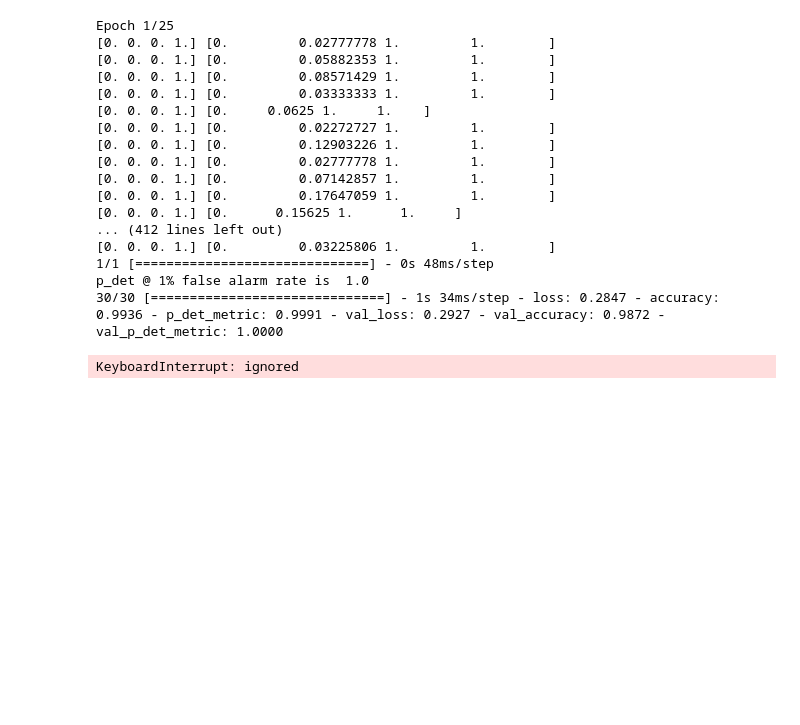
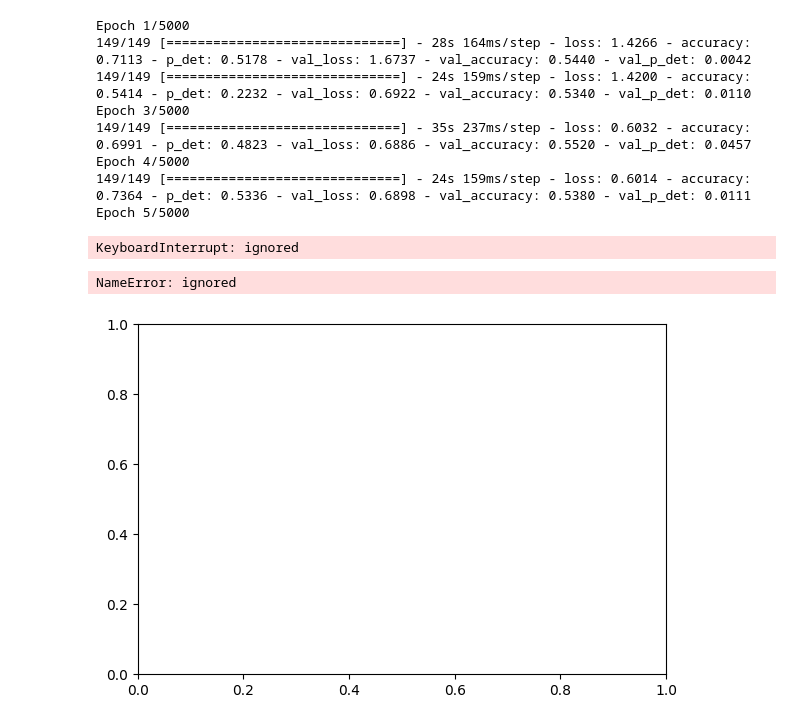
Before and after one commit to tripatheea/transform, a Jupyter notebook: without_transform.ipynb, the cells around one changed output. Drawn from its saved outputs; the diff is of its cells as text; code cells hidden in the pictures; blank space fills up the shorter version.

```diff
--- a/without_transform.ipynb
+++ b/without_transform.ipynb
@@ -176,7 +142,7 @@ def get_p_det_metric(y_true, y_pred):
     fpr, tpr, thresholds = roc_curve(y_true, y_pred)
     return np.interp(0.01, fpr, tpr)
 # %%
-def p_det_metric(y_true, y_pred):
+def p_det(y_true, y_pred):
     return tf.numpy_function(get_p_det_metric, (y_true, y_pred), tf.double)
 
 
@@ -246,7 +172,7 @@ tf_model = tf.keras.Model(inputs=input, outputs=x_layer)
 tf_model.compile(
                 optimizer='adam',
                  loss='binary_crossentropy',
-              metrics=['accuracy', p_det_metric],
+              metrics=['accuracy', p_det],
                 )
 # %%
 tf_model.summary()
@@ -269,53 +195,71 @@ Trainable params: 14,449
 Non-trainable params: 0
 _________________________________________________________________
+# %%
+# checkpoint_filepath = f
+model_checkpoint_callback = tf.keras.callbacks.ModelCheckpoint(
+    filepath="/content/drive/MyDrive/transform/depth_10/weights/weights.epoch_{epoch:02d}-val_p_det_{val_p_det:.2f}.hdf5",
+    save_weights_only=True,
+    monitor='val_p_det',
+    mode='max',
+    save_best_only=True,
+    save_freq='epoch',
+    verbose=False)
+
+
+# /content/drive/MyDrive/transform/depth_10/"./weights.{epoch:02d}-{val_accuracy:.2f}.hdf5"
 # %%
-EPOCHS = 25
+EPOCHS = 5000
 
 # history = tf_model.fit(x_train_s, y_train_s, epochs=EPOCHS)
 
 # , validation_data=(x_val_s, y_val_s)
-history = tf_model.fit(train_dataset, epochs=EPOCHS, validation_data=(val_dataset), callbacks=[roc])
+history = tf_model.fit(train_dataset, epochs=EPOCHS, validation_data=val_dataset, callbacks=[model_checkpoint_callback])
 
 #
 # %% [output]
-Epoch 1/25
-[0. 0. 0. 1.] [0.         0.02777778 1.         1.        ]
-[0. 0. 0. 1.] [0.         0.05882353 1.         1.        ]
-[0. 0. 0. 1.] [0.         0.08571429 1.         1.        ]
-[0. 0. 0. 1.] [0.         0.03333333 1.         1.        ]
-[0. 0. 0. 1.] [0.     0.0625 1.     1.    ]
-[0. 0. 0. 1.] [0.         0.02272727 1.         1.        ]
-[0. 0. 0. 1.] [0.         0.12903226 1.         1.        ]
-[0. 0. 0. 1.] [0.         0.02777778 1.         1.        ]
-[0. 0. 0. 1.] [0.         0.07142857 1.         1.        ]
-[0. 0. 0. 1.] [0.         0.17647059 1.         1.        ]
-[0. 0. 0. 1.] [0.      0.15625 1.      1.     ]
-... (412 lines left out)
-[0. 0. 0. 1.] [0.         0.03225806 1.         1.        ]
-1/1 [==============================] - 0s 48ms/step
-p_det @ 1% false alarm rate is  1.0
-30/30 [==============================] - 1s 34ms/step - loss: 0.2847 - accuracy: 0.9936 - p_det_metric: 0.9991 - val_loss: 0.2927 - val_accuracy: 0.9872 - val_p_det_metric: 1.0000
+Epoch 1/5000
+149/149 [==============================] - 28s 164ms/step - loss: 1.4266 - accuracy: 0.7113 - p_det: 0.5178 - val_loss: 1.6737 - val_accuracy: 0.5440 - val_p_det: 0.0042
+149/149 [==============================] - 24s 159ms/step - loss: 1.4200 - accuracy: 0.5414 - p_det: 0.2232 - val_loss: 0.6922 - val_accuracy: 0.5340 - val_p_det: 0.0110
+Epoch 3/5000
+149/149 [==============================] - 35s 237ms/step - loss: 0.6032 - accuracy: 0.6991 - p_det: 0.4823 - val_loss: 0.6886 - val_accuracy: 0.5520 - val_p_det: 0.0457
+Epoch 4/5000
+149/149 [==============================] - 24s 159ms/step - loss: 0.6014 - accuracy: 0.7364 - p_det: 0.5336 - val_loss: 0.6898 - val_accuracy: 0.5380 - val_p_det: 0.0111
+Epoch 5/5000
 KeyboardInterrupt: ignored
 # %%
 
-plt.figure(figsize=(15, 6))
+plt.figure(figsize=(15, 10))
 
-plt.subplot(121)
+plt.subplot(221)
 
 plt.plot(np.arange(0, EPOCHS), history.history['loss'], label="Training Loss", marker="x", ms=3)
 plt.plot(np.arange(0, EPOCHS), history.history['val_loss'], label="Validation Loss", marker="x", ms=3)
 
 plt.legend()
 
-plt.subplot(122)
+plt.subplot(222)
 
-metric = 'p_det_metric'
+metric = 'p_det'
 
 plt.plot(np.arange(0, EPOCHS), history.history[metric], label="Training pdet", marker="x", ms=3)
 plt.plot(np.arange(0, EPOCHS), history.history['val_' + metric], label="Validation pdet", marker="x", ms=3)
 
 plt.ylim(0, 1)
 
 plt.legend()
+
+plt.subplot(223)
+
+metric = 'accuracy'
+
+plt.plot(np.arange(0, EPOCHS), history.history[metric], label="Training pdet", marker="x", ms=3)
+plt.plot(np.arange(0, EPOCHS), history.history['val_' + metric], label="Validation pdet", marker="x", ms=3)
+
+plt.ylim(0, 1)
+
+plt.legend()
+# %% [output]
+NameError: ignored
+[figure, added]
 # %%
 result = tf_model.evaluate(test_dataset)
```
Also changed, not shown: parts of 35 cells of this notebook.
